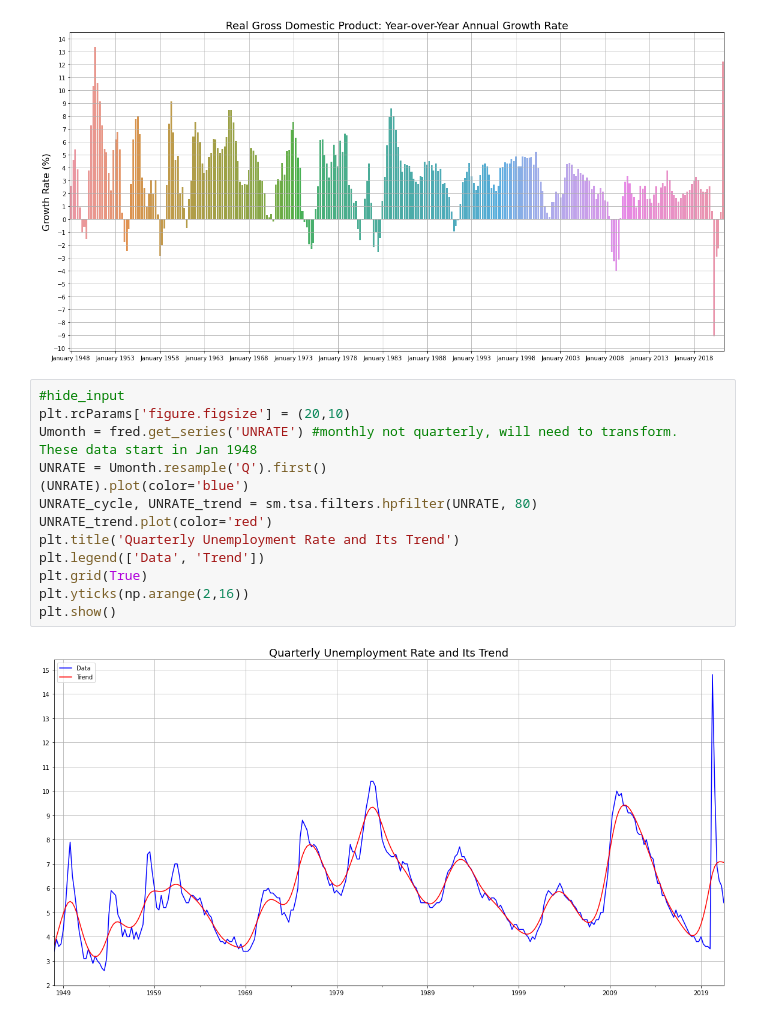
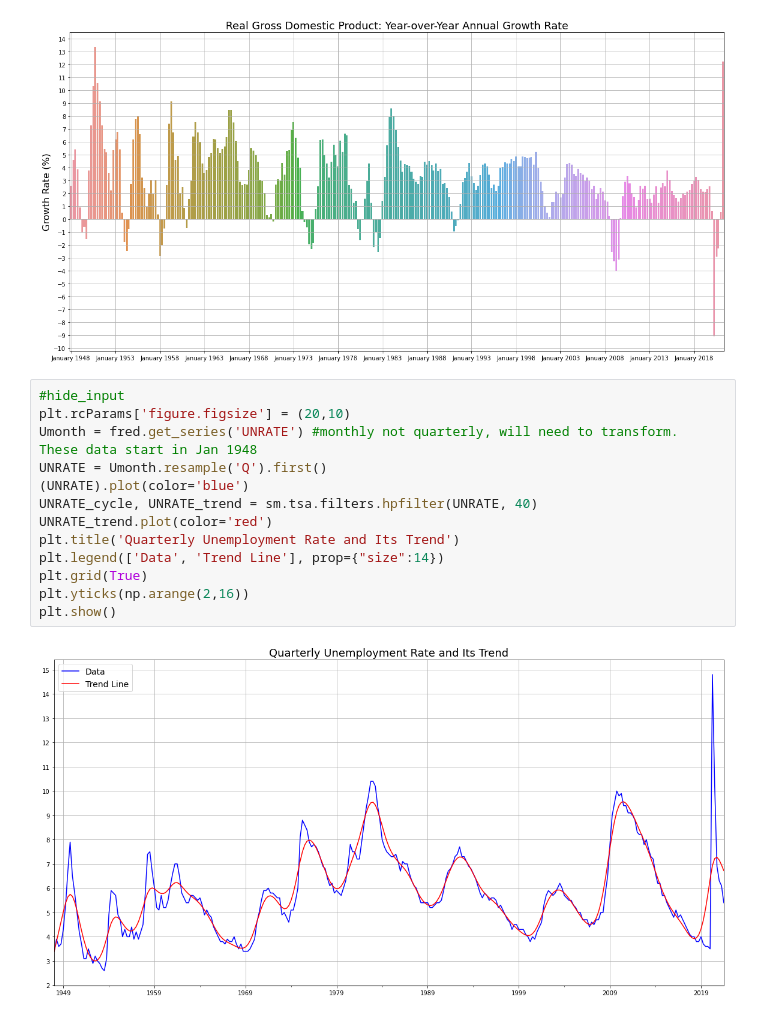
Before and after one commit to dhngo08/Portfolio, a Jupyter notebook: _notebooks/2021_10_14_GDP_and_Unemployment_Rate_Charts.ipynb, the cells around one changed output. Saved outputs shown, nothing was run; the diff lists cells and outputs as text.

```diff
--- a/_notebooks/2021_10_14_GDP_and_Unemployment_Rate_Charts.ipynb
+++ b/_notebooks/2021_10_14_GDP_and_Unemployment_Rate_Charts.ipynb
@@ -74,15 +74,15 @@ plt.show(ax)
 # %%
 #hide_input
 plt.rcParams['figure.figsize'] = (20,10)
 Umonth = fred.get_series('UNRATE') #monthly not quarterly, will need to transform.  These data start in Jan 1948
 UNRATE = Umonth.resample('Q').first()
 (UNRATE).plot(color='blue')
-UNRATE_cycle, UNRATE_trend = sm.tsa.filters.hpfilter(UNRATE, 80)
+UNRATE_cycle, UNRATE_trend = sm.tsa.filters.hpfilter(UNRATE, 40)
 UNRATE_trend.plot(color='red')
 plt.title('Quarterly Unemployment Rate and Its Trend')
-plt.legend(['Data', 'Trend'])
+plt.legend(['Data', 'Trend Line'], prop={"size":14})
 plt.grid(True)
 plt.yticks(np.arange(2,16))
 plt.show()
 # %% [output]
-[figure, old version]
+[figure, new version]
```
